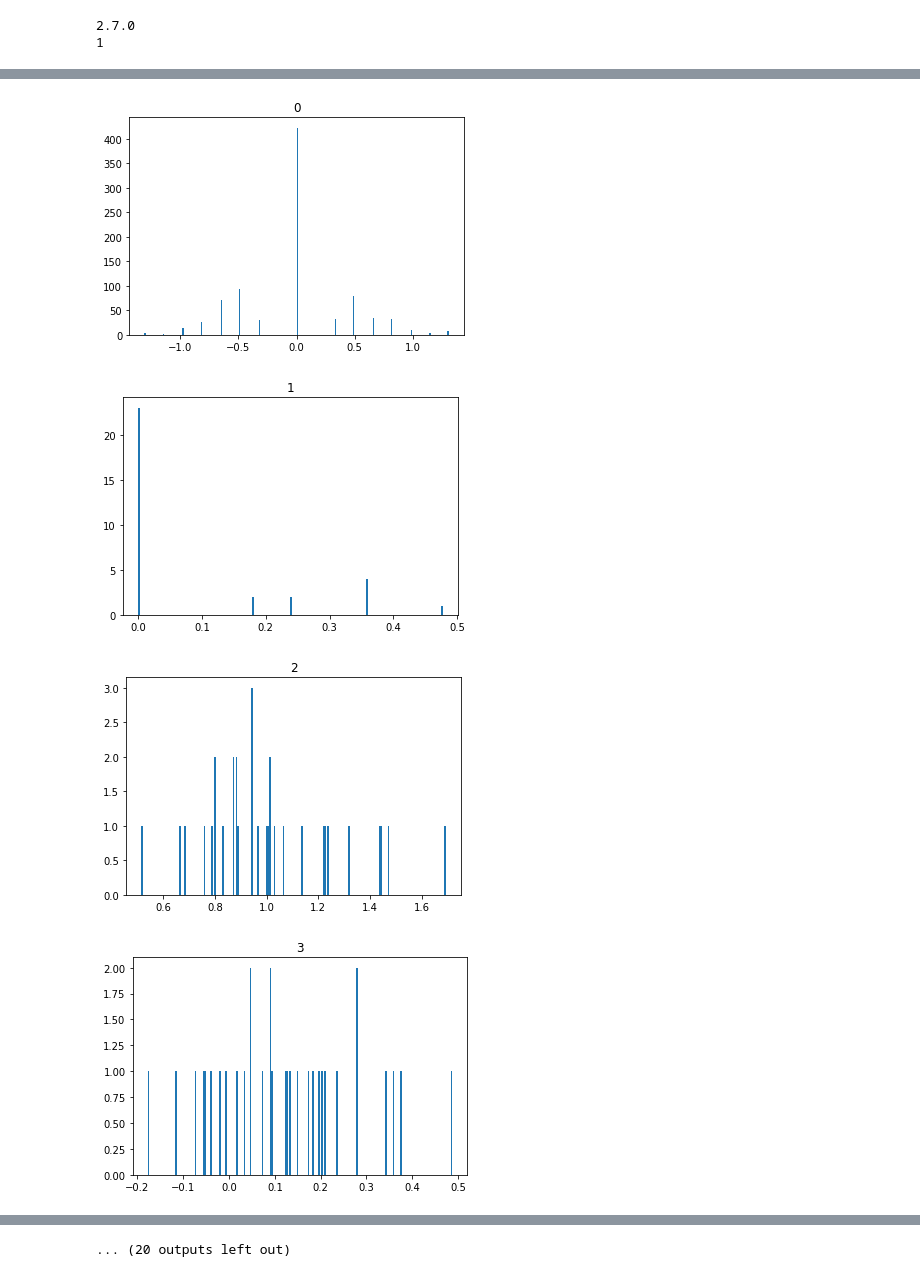
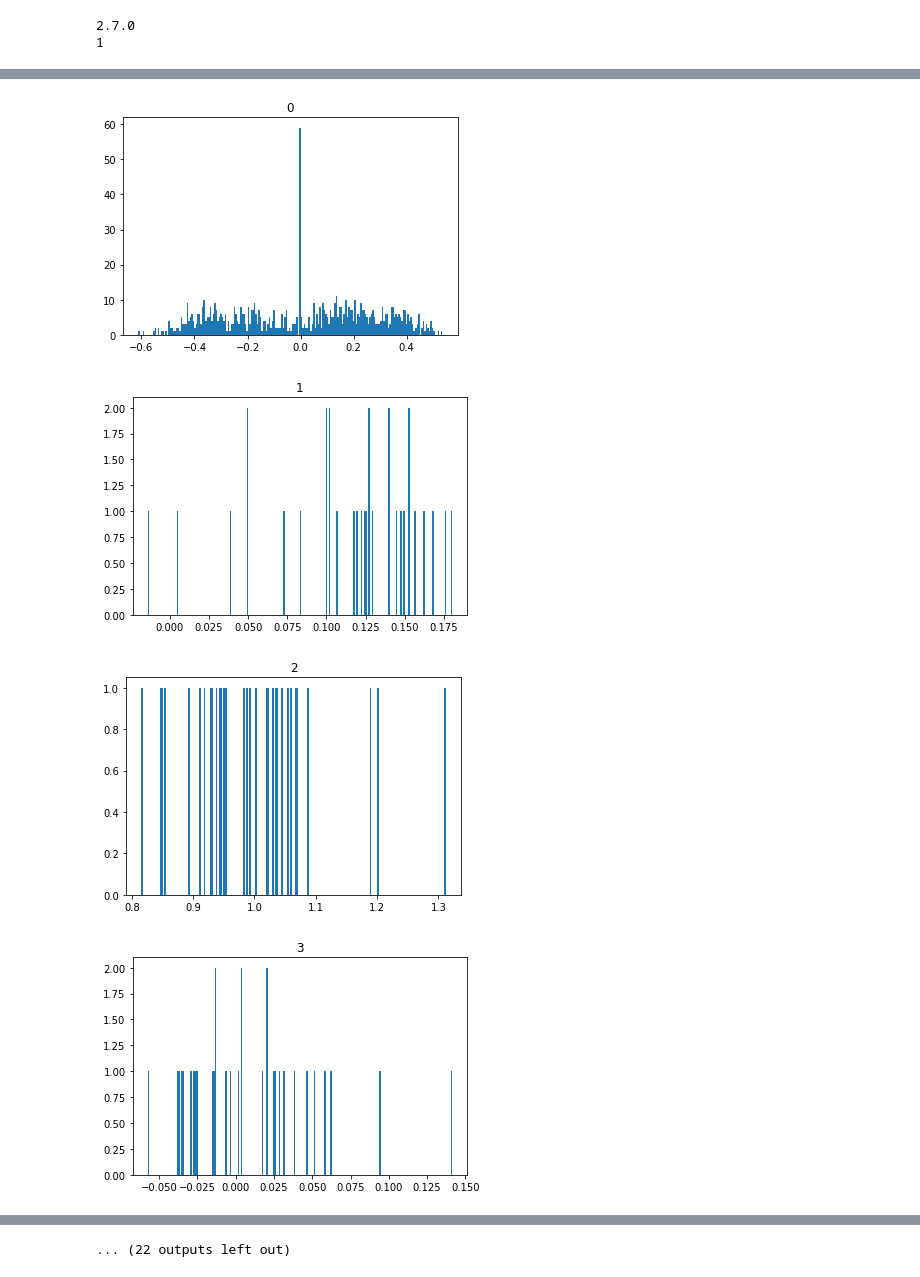
Before and after one commit to mateusArnaudGoldbarg/dl_compression, a Jupyter notebook: pruning-quantization-tensorflow/dl.ipynb, the cells around one changed output, grey strips where cells are left out. Cells and saved outputs as stored; diff of their text form; code cells hidden in the pictures.

```diff
--- a/pruning-quantization-tensorflow/dl.ipynb
+++ b/pruning-quantization-tensorflow/dl.ipynb
@@ -44,33 +40,36 @@ model = keras.Sequential(
         keras.layers.Conv2D(32, (3, 3),name="conv2", activation='relu', kernel_initializer='he_uniform', padding='same'),
         keras.layers.BatchNormalization(name="bn2"),
         keras.layers.MaxPooling2D(pool_size=(2, 2),name="mp1"),
-        keras.layers.Dropout(0.2),
+        #keras.layers.Dropout(0.2),
         keras.layers.Conv2D(64, (3, 3),name="conv3", activation='relu', kernel_initializer='he_uniform', padding='same'),
         keras.layers.BatchNormalization(name="bn3"),
         keras.layers.Conv2D(64, (3, 3),name="conv4", activation='relu', kernel_initializer='he_uniform', padding='same'),
         keras.layers.BatchNormalization(name="bn4"),
         keras.layers.MaxPooling2D(pool_size=(2, 2),name="mp2"),
-        keras.layers.Dropout(0.2),
+        #keras.layers.Dropout(0.2),
         keras.layers.Conv2D(128, (3, 3),name="conv5", activation='relu', kernel_initializer='he_uniform', padding='same'),
         keras.layers.BatchNormalization(name="bn5"),
         keras.layers.Conv2D(128, (3, 3),name="conv6", activation='relu', kernel_initializer='he_uniform', padding='same'),
         keras.layers.BatchNormalization(name="bn6"),
         keras.layers.MaxPooling2D(pool_size=(2, 2),name="mp3"),
-        keras.layers.Dropout(0.2),
+        #keras.layers.Dropout(0.2),
 
         keras.layers.Flatten(name = "flatten"),
 
-        keras.layers.Dense(256, name="dense1", activation='relu'),
-        keras.layers.Dense(128, name="dense2", activation='relu', kernel_initializer='he_uniform'),
+        keras.layers.Dense(512, name="dense1", activation='relu', kernel_initializer='he_uniform'),
+        keras.layers.Dropout(0.4),
+        keras.layers.Dense(256, name="dense2", activation='relu', kernel_initializer='he_uniform'),
+        keras.layers.Dropout(0.4),
+        keras.layers.Dense(128, name="dense3", activation='relu', kernel_initializer='he_uniform'),
         keras.layers.BatchNormalization(name="bn7"),
-        keras.layers.Dropout(0.2),
-        keras.layers.Dense(10, name="dense3", activation='softmax')
+        keras.layers.Dropout(0.4),
+        keras.layers.Dense(10, name="dense4", activation='softmax')
     ],
     name="modelo-0.0",
 )
 
 for layer in model.trainable_variables:
-    print(layer.name)
+    #print(layer.name)
     if 'bias' in layer.name:
         new_bias = tf.cast(tf.where(tf.abs(layer) >= 0, 0.1, 0.1), tf.float32)
         layer.assign(new_bias)
@@ -262,15 +259,15 @@ Epoch 40/40      Loss = 0.462    Train Acc = 80.495%     Sparsity = 59.675%
 # %%
-len = len(model.trainable_weights)
-for i in range(len):
+l = len(model.trainable_weights)
+for i in range(l):
   a = tf.reshape(model.trainable_weights[i],[-1])
   b = a.numpy()
   #print(a)
   #plt.ylim(0,300)
   plt.title(str(i))
   plt.hist(b,200)
   plt.show()
 # %% [output]
-[figure, old version]
+[figure, new version]
-[figure, old version]
+[figure, new version]
-[figure, old version]
+[figure, new version]
-[figure, old version]
+[figure, new version]
@@ -285,3 +282,3 @@ for i in range(len):
-... (20 outputs left out)
+... (22 outputs left out)
 # %%
 plt.title("test acc x train acc")
```
Also changed, not shown: parts of 10 cells of this notebook.
